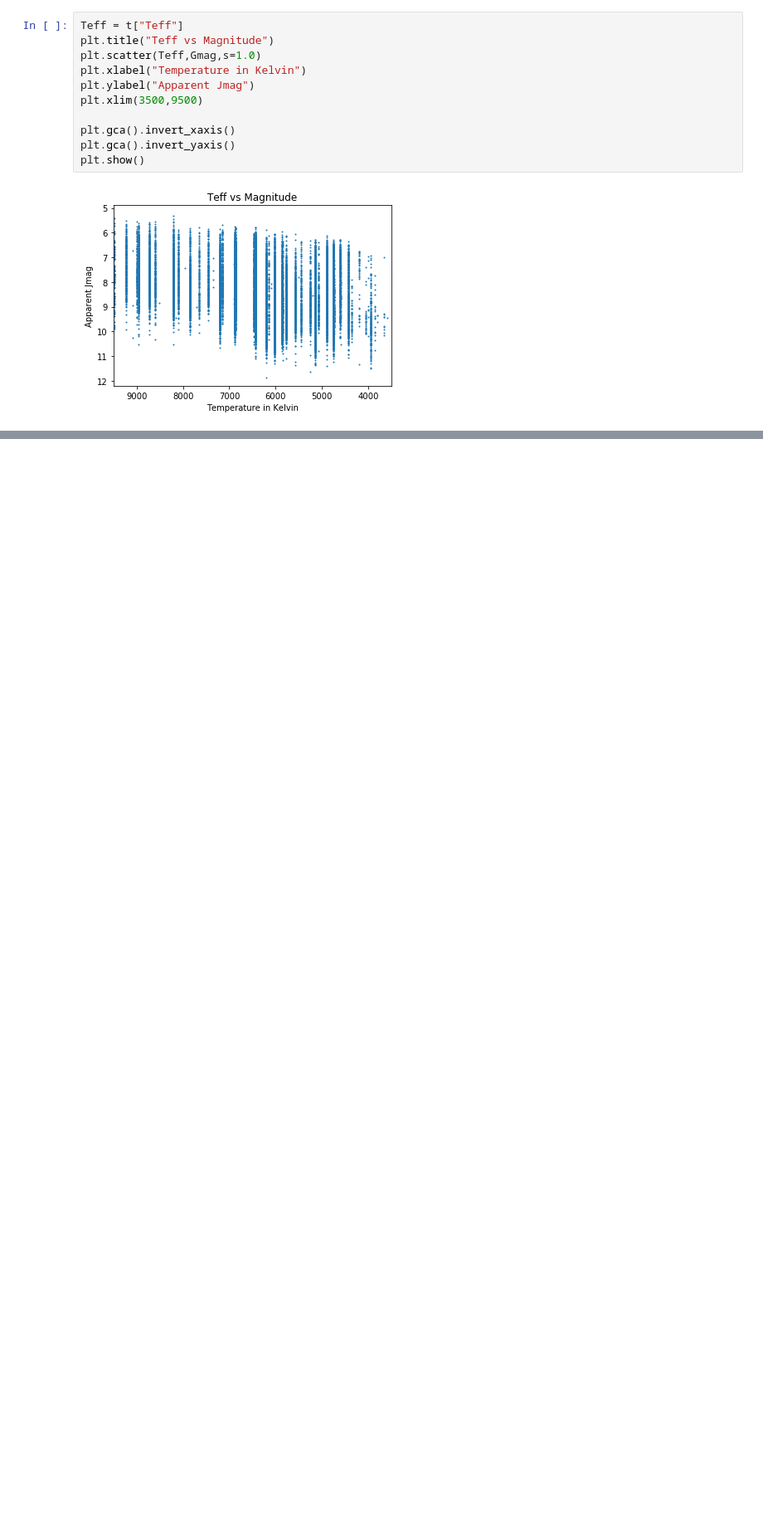
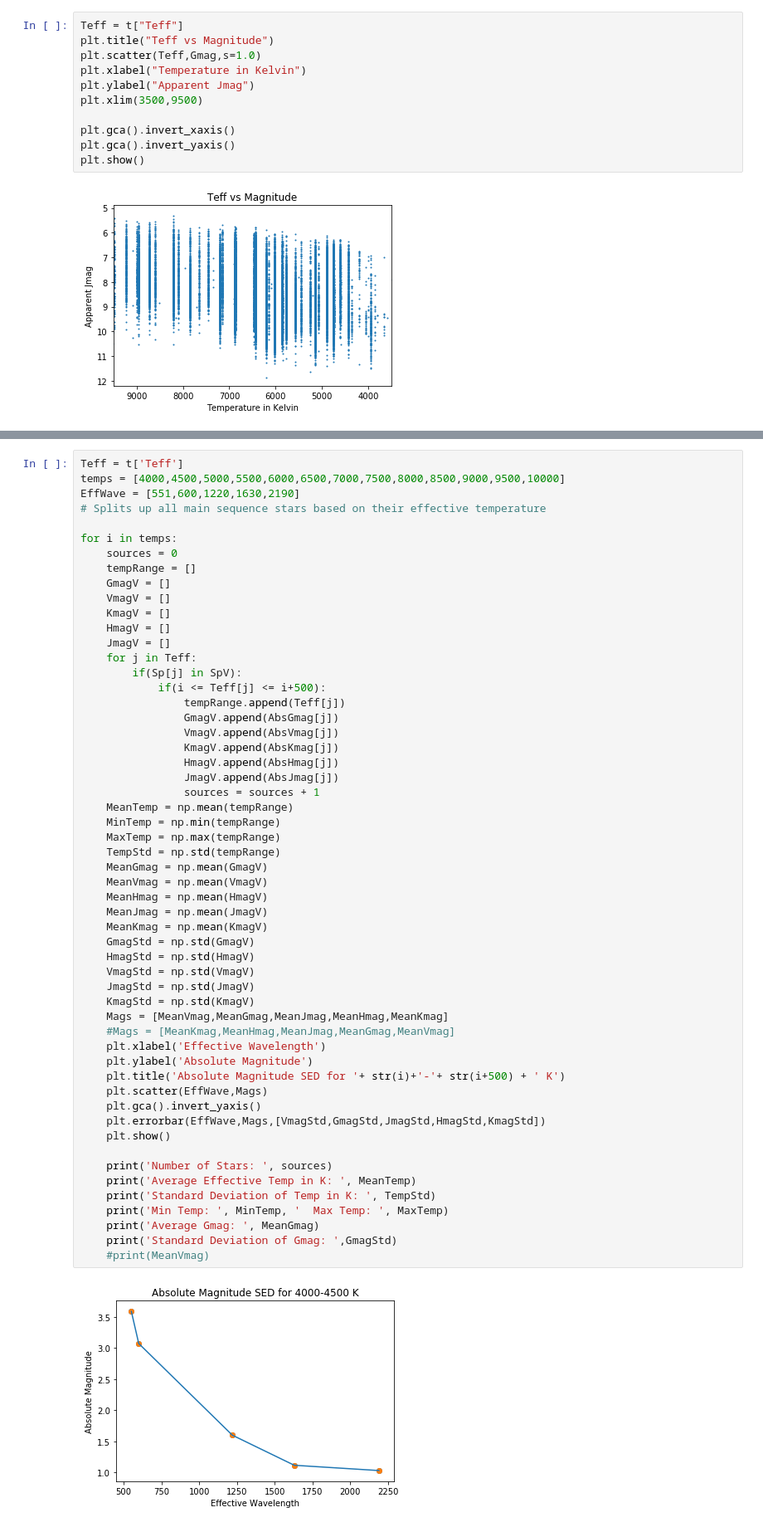
Before and after one commit to leemundy/GAIA, a Jupyter notebook: Work-Areas/khall/notebook/Data/StanCat Work.ipynb, the cells around one changed output, grey strips where cells are left out. Shown at 83% size. Drawn from its saved outputs; the diff is of its cells as text; blank space fills up the shorter version.

```diff
--- a/Work-Areas/khall/notebook/Data/StanCat Work.ipynb
+++ b/Work-Areas/khall/notebook/Data/StanCat Work.ipynb
@@ -104,0 +189,57 @@ print(SpV[0:30])
+# %%
+Teff = t['Teff']
+temps = [4000,4500,5000,5500,6000,6500,7000,7500,8000,8500,9000,9500,10000]
+EffWave = [551,600,1220,1630,2190]
+# Splits up all main sequence stars based on their effective temperature
+
+for i in temps:
+    sources = 0
+    tempRange = []
+    GmagV = []
+    VmagV = []
+    KmagV = []
+    HmagV = []
+    JmagV = []
+    for j in Teff:
+        if(Sp[j] in SpV):
+            if(i <= Teff[j] <= i+500):
+                tempRange.append(Teff[j])
+                GmagV.append(AbsGmag[j])
+                VmagV.append(AbsVmag[j])
+                KmagV.append(AbsKmag[j])
+                HmagV.append(AbsHmag[j])
+                JmagV.append(AbsJmag[j])
+                sources = sources + 1
+    MeanTemp = np.mean(tempRange)
+    MinTemp = np.min(tempRange)
+    MaxTemp = np.max(tempRange)
+    TempStd = np.std(tempRange)
+    MeanGmag = np.mean(GmagV)
+    MeanVmag = np.mean(VmagV)
+    MeanHmag = np.mean(HmagV)
+    MeanJmag = np.mean(JmagV)
+    MeanKmag = np.mean(KmagV)
+    GmagStd = np.std(GmagV)
+    HmagStd = np.std(HmagV)
+    VmagStd = np.std(VmagV)
+    JmagStd = np.std(JmagV)
+    KmagStd = np.std(KmagV)
+    Mags = [MeanVmag,MeanGmag,MeanJmag,MeanHmag,MeanKmag]
+    #Mags = [MeanKmag,MeanHmag,MeanJmag,MeanGmag,MeanVmag]
+    plt.xlabel('Effective Wavelength')
+    plt.ylabel('Absolute Magnitude')
+    plt.title('Absolute Magnitude SED for '+ str(i)+'-'+ str(i+500) + ' K')
+    plt.scatter(EffWave,Mags)
+    plt.gca().invert_yaxis()
+    plt.errorbar(EffWave,Mags,[VmagStd,GmagStd,JmagStd,HmagStd,KmagStd])
+    plt.show()
+
+    print('Number of Stars: ', sources)
+    print('Average Effective Temp in K: ', MeanTemp)
+    print('Standard Deviation of Temp in K: ', TempStd)
+    print('Min Temp: ', MinTemp, '  Max Temp: ', MaxTemp)
+    print('Average Gmag: ', MeanGmag)
+    print('Standard Deviation of Gmag: ',GmagStd)
+    #print(MeanVmag)
+# %% [output]
+[figure, added]
```
Also changed, not shown: parts of 15 cells of this notebook.
